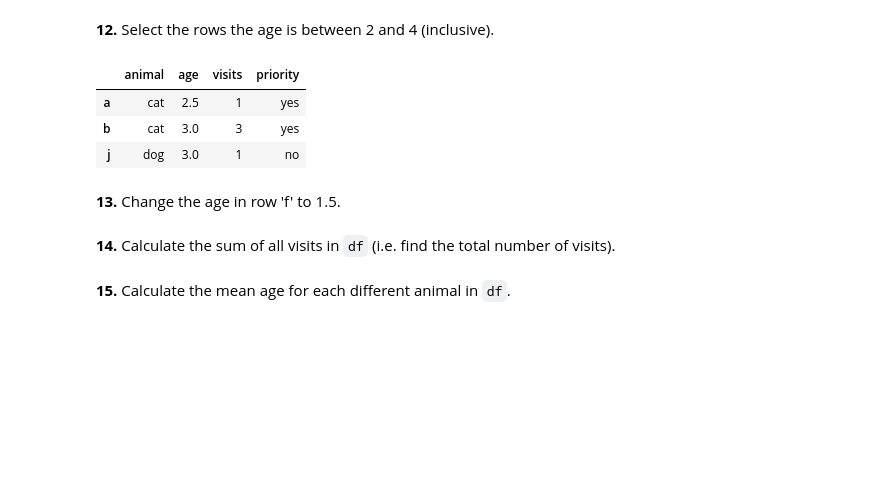
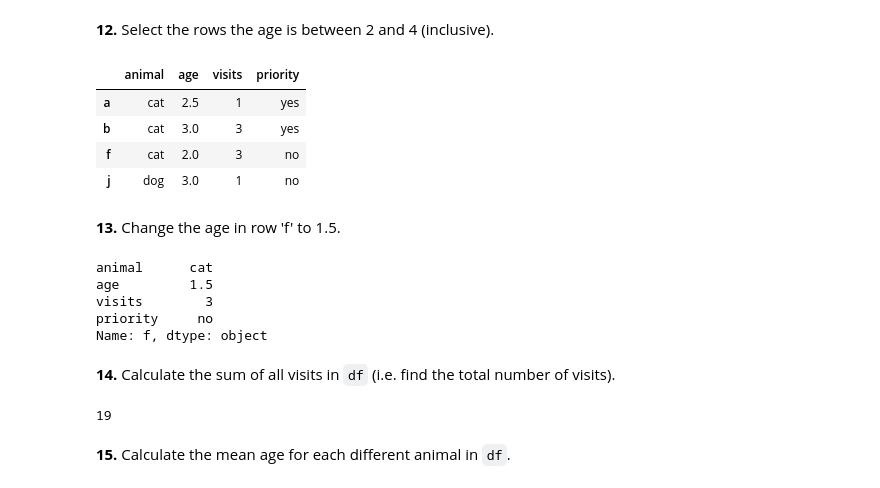
Before and after one commit to Guido27/100-pandas-puzzles, a Jupyter notebook: 100-pandas-puzzles.ipynb, the cells around one changed output. Saved outputs shown, nothing was run; the diff lists cells and outputs as text; code cells hidden in the pictures; blank space fills up the shorter version.

```diff
--- a/100-pandas-puzzles.ipynb
+++ b/100-pandas-puzzles.ipynb
@@ -164,15 +164,29 @@ df[(df["animal"] == "cat") & (df["age"] < 3) ] # row subset selection by combina
 # %% [markdown]
 **12.** Select the rows the age is between 2 and 4 (inclusive).
 # %%
-df[(df["age"] > 2) & (df["age"] <= 4)]
+df[(df["age"] >= 2) & (df["age"] <= 4)]
 # %% [output]
 |  | animal | age | visits | priority |
 | a | cat | 2.5 | 1 | yes |
 | b | cat | 3.0 | 3 | yes |
+| f | cat | 2.0 | 3 | no |
 | j | dog | 3.0 | 1 | no |
 # %% [markdown]
 **13.** Change the age in row 'f' to 1.5.
+# %%
+df.loc["f","age"] = 1.5 # you can access throughout "loc" to row via index and than also to a specific column of that row
+df.loc["f"]
+# %% [output]
+animal      cat
+age         1.5
+visits        3
+priority     no
+Name: f, dtype: object
 # %% [markdown]
 **14.** Calculate the sum of all visits in `df` (i.e. find the total number of visits).
+# %%
+df["visits"].sum()
+# %% [output]
+19
 # %% [markdown]
 **15.** Calculate the mean age for each different animal in `df`.
```
Also changed, not shown: parts of 3 cells of this notebook.
